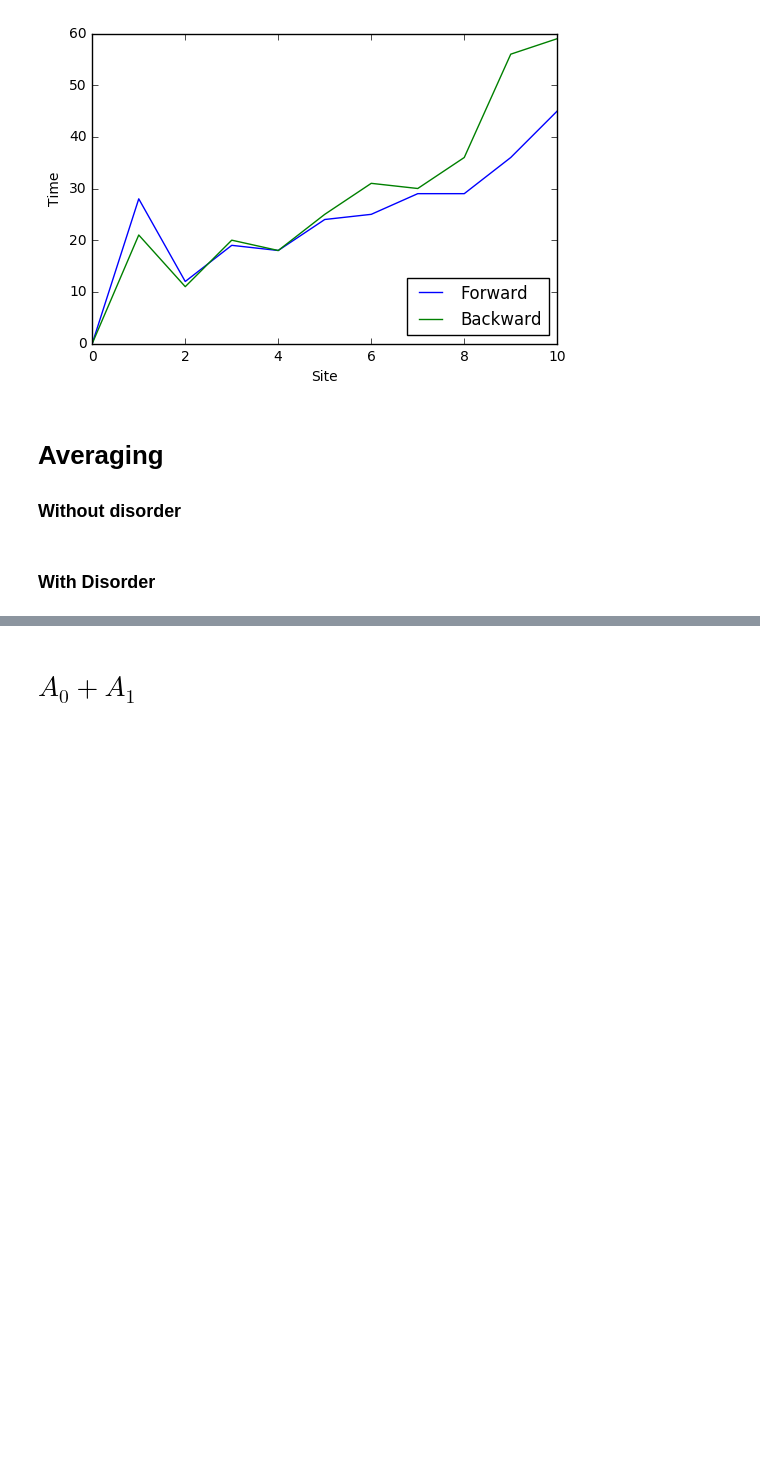
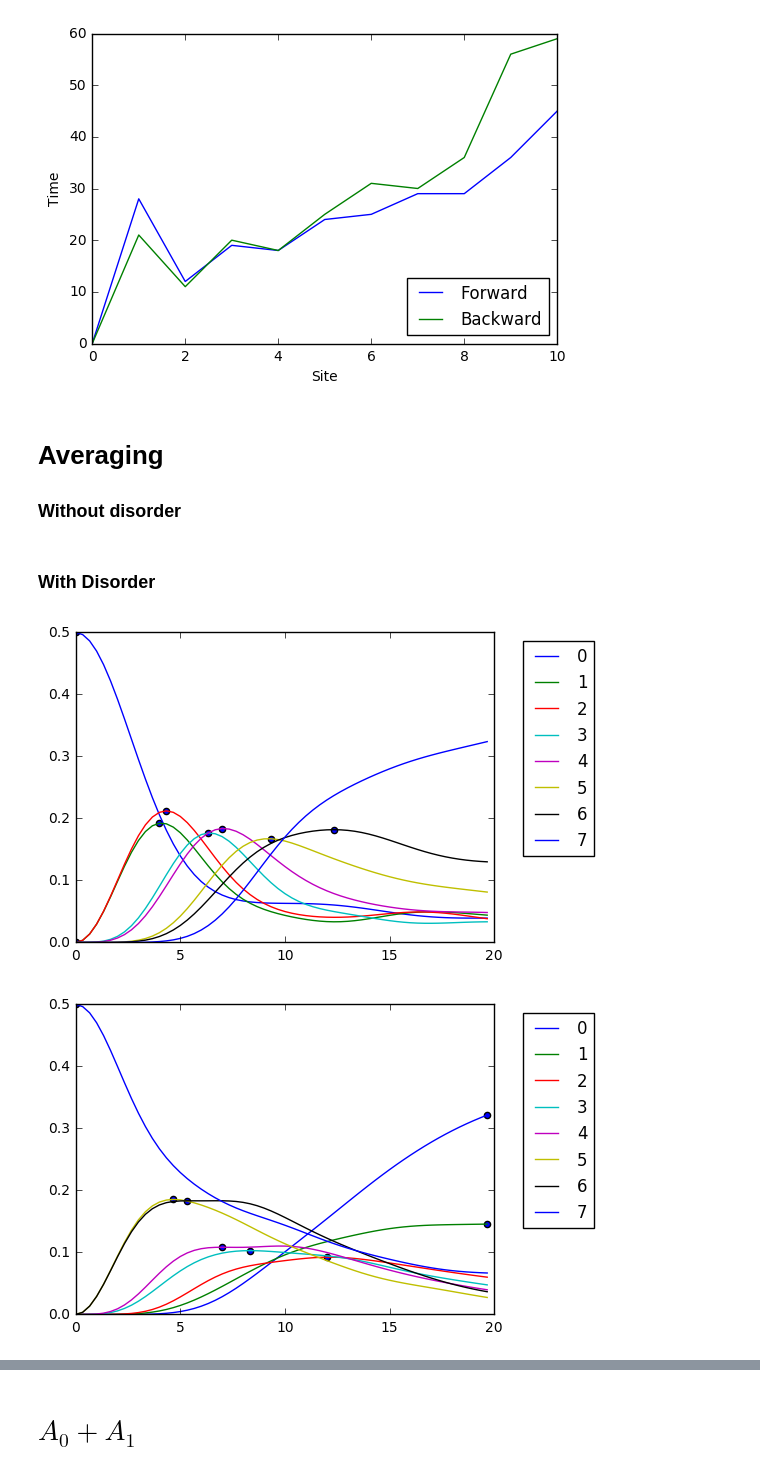
Before and after one commit to cnstahl/Asymmetric, a Jupyter notebook: python/Hamiltonian/Peaks.ipynb, the cells around one changed output, grey strips where cells are left out. Cells and saved outputs as stored; diff of their text form; code cells hidden in the pictures; blank space fills up the shorter version.

```diff
--- a/python/Hamiltonian/Peaks.ipynb
+++ b/python/Hamiltonian/Peaks.ipynb
@@ -117,7 +117,7 @@ plt.plot(range(L-1),peaks[1,::-1])
 # %%
 L = 9; end = 20; n = 3
 
-weightfore9, weightback9 = asym.get_all_weights(L, end, n, here=False, dense = True, field_strength=1)
+weightfore9, weightback9 = asym.get_all_weights(L, end, n, here=False, dense = True, field_strength=.5)
 # %%
 stop = (int) (n*end)
 peaks = np.zeros((2,L-1))
@@ -125,35 +125,39 @@ peaks = np.zeros((2,L-1))
 ax = plt.subplot(111)
 for i in range(L-1):
     data = (weightfore9[i]+weightfore9[i+1])/2
     for jdx, val in enumerate(data):
         if (val > data[jdx+1]): peaks[0,i] = jdx; break
+        if (jdx == 58): peaks[1,i] = 59; break
     if (i%1==0):
         ax.plot(np.arange(stop)/n,data[:stop], label = str(i))
         ax.scatter(peaks[0,i]/n, data[(int)(peaks[0,i])])
 box = ax.get_position()
 ax.set_position([box.x0, box.y0, box.width * 0.9, box.height])
 ax.legend(bbox_to_anchor=(1.05, 1), loc=2)
 plt.ylim(0,.5)
-plt.xlim(0,3)
+plt.xlim(0,20)
 plt.show()
 
 ax = plt.subplot(111)
 for i in range(L-1):
     data = (weightback9[i]+weightback9[i+1])/2
     for jdx, val in enumerate(data):
         if (val > data[jdx+1]):
             peaks[1,i] = jdx
             break
         if (jdx == 58): peaks[1,i] = 59; break
     if (i%1==0):
         ax.plot(np.arange(stop)/n,data[:stop], label = str(i))
         ax.scatter(peaks[1,i]/n, data[(int)(peaks[1,i])])
 box = ax.get_position()
 ax.set_position([box.x0, box.y0, box.width * 0.9, box.height])
 ax.legend(bbox_to_anchor=(1.05, 1), loc=2)
 plt.ylim(0,.5)
-plt.xlim(0,3)
+plt.xlim(0,20)
 plt.show()
+# %% [output]
+[figure, added]
+[figure, added]
 # %%
 plt.plot(range(L-1),peaks[0])
 plt.plot(range(L-1),peaks[1,::-1])
```
Also changed, not shown: parts of 4 cells of this notebook, 5 other files.
